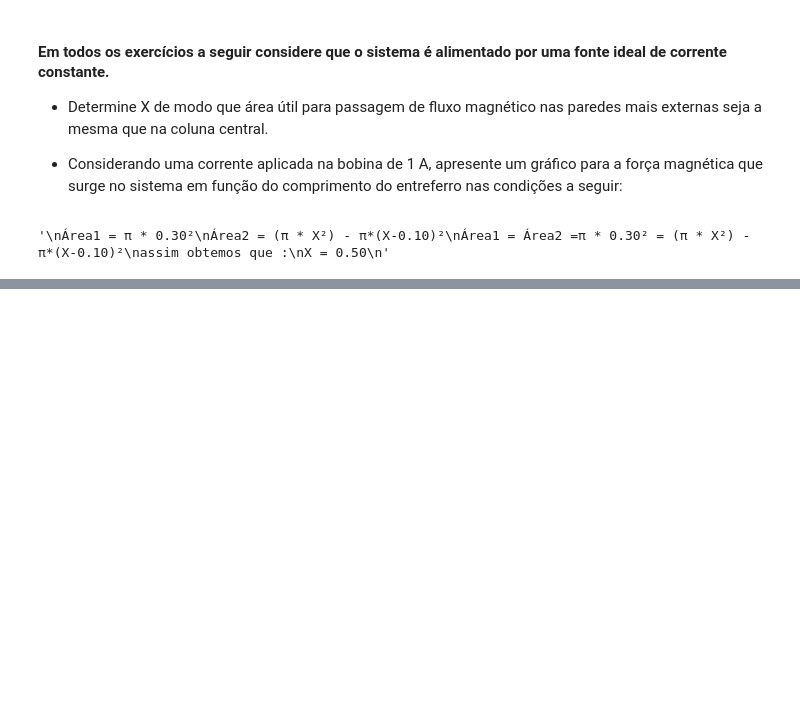
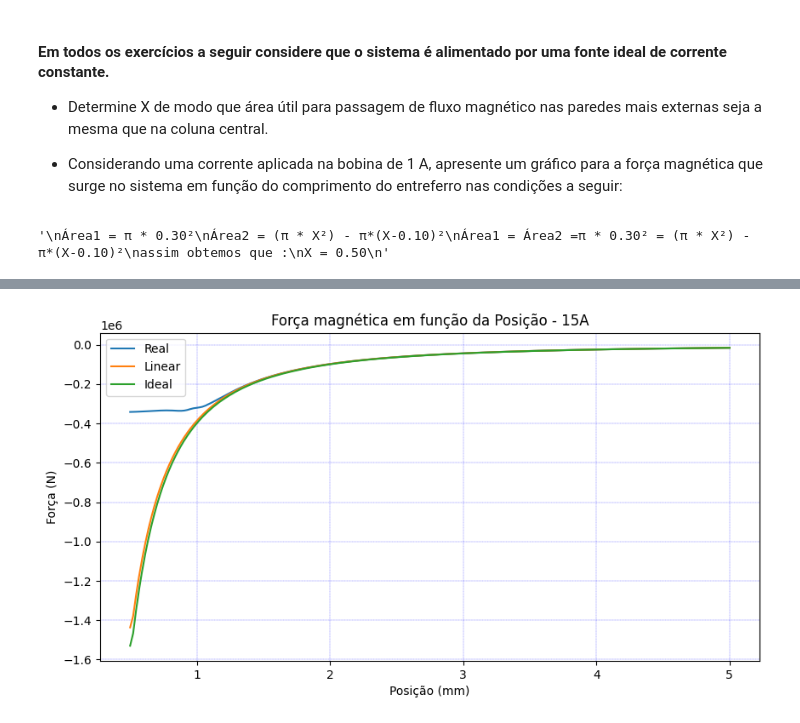
Before and after one commit to marcus-valmeida/Projeto-conversao, a Jupyter notebook: exercicio1/exercicio1.ipynb, the cells around one changed output, grey strips where cells are left out. Drawn from its saved outputs; the diff is of its cells as text; code cells hidden in the pictures; blank space fills up the shorter version.

```diff
--- a/exercicio1/exercicio1.ipynb
+++ b/exercicio1/exercicio1.ipynb
@@ -122,0 +144,19 @@ plt.show()
+# %%
+# ----- Cálculo -----
+Forca_real, Co_energia_real, posicao        = Coenergia_forca(f_real, 15)
+Forca_linear, Co_energia_linear, posicao    = Coenergia_forca(f_linear, 15)
+Forca_ideal, Co_energia_ideal, posicao      = Coenergia_forca(lambda H: 0, 15)
+
+# ----- Plot -----
+plt.figure(figsize=[10,5])
+plt.plot(posicao*100, Forca_real, label="Real")
+plt.plot(posicao*100, Forca_linear, label="Linear")
+plt.plot(posicao*100, Forca_ideal, label="Ideal")
+plt.xlabel("Posição (mm)")
+plt.ylabel("Força (N)")
+plt.title("Força magnética em função da Posição - 15A")
+plt.legend()
+plt.grid(True, which = 'both', linestyle = '--', linewidth = 0.2, color = 'blue')
+plt.show()
+# %% [output]
+[figure, added]
```
Also changed, not shown: parts of 4 cells of this notebook.
